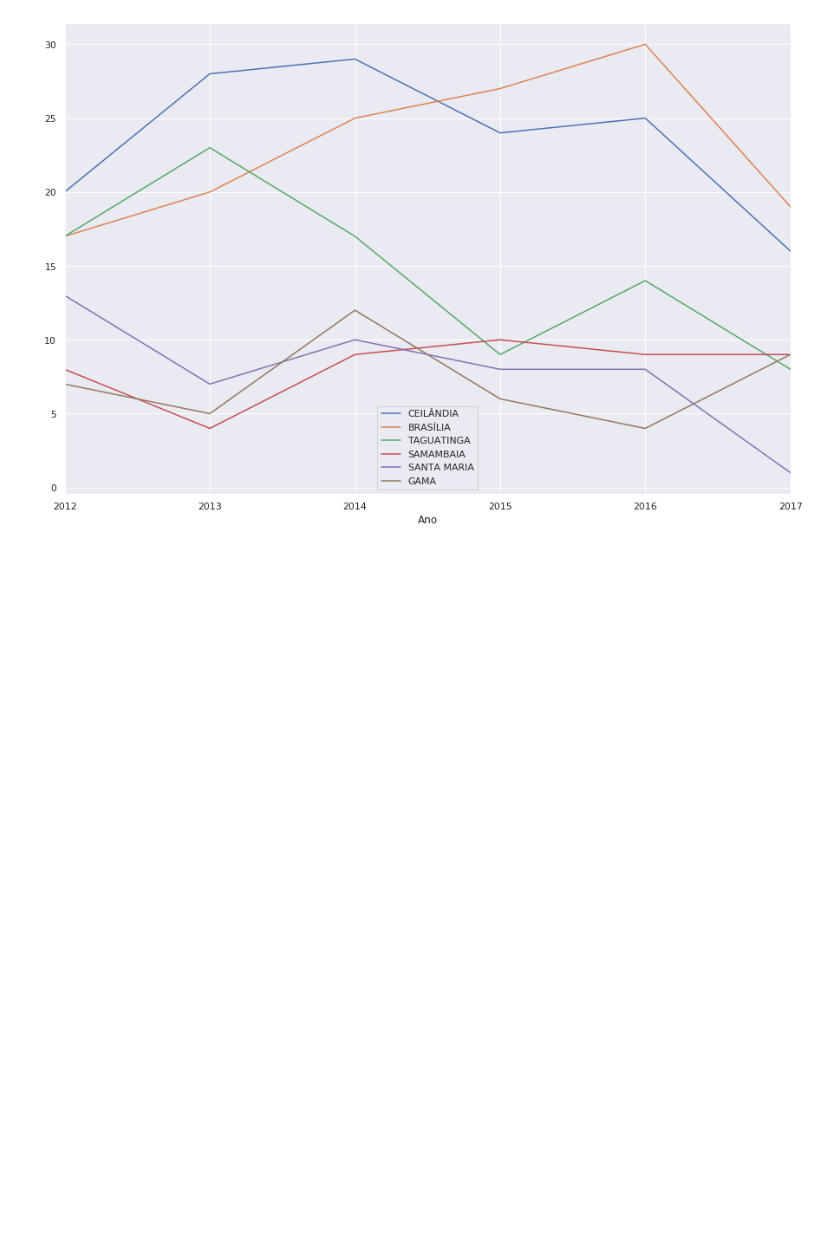
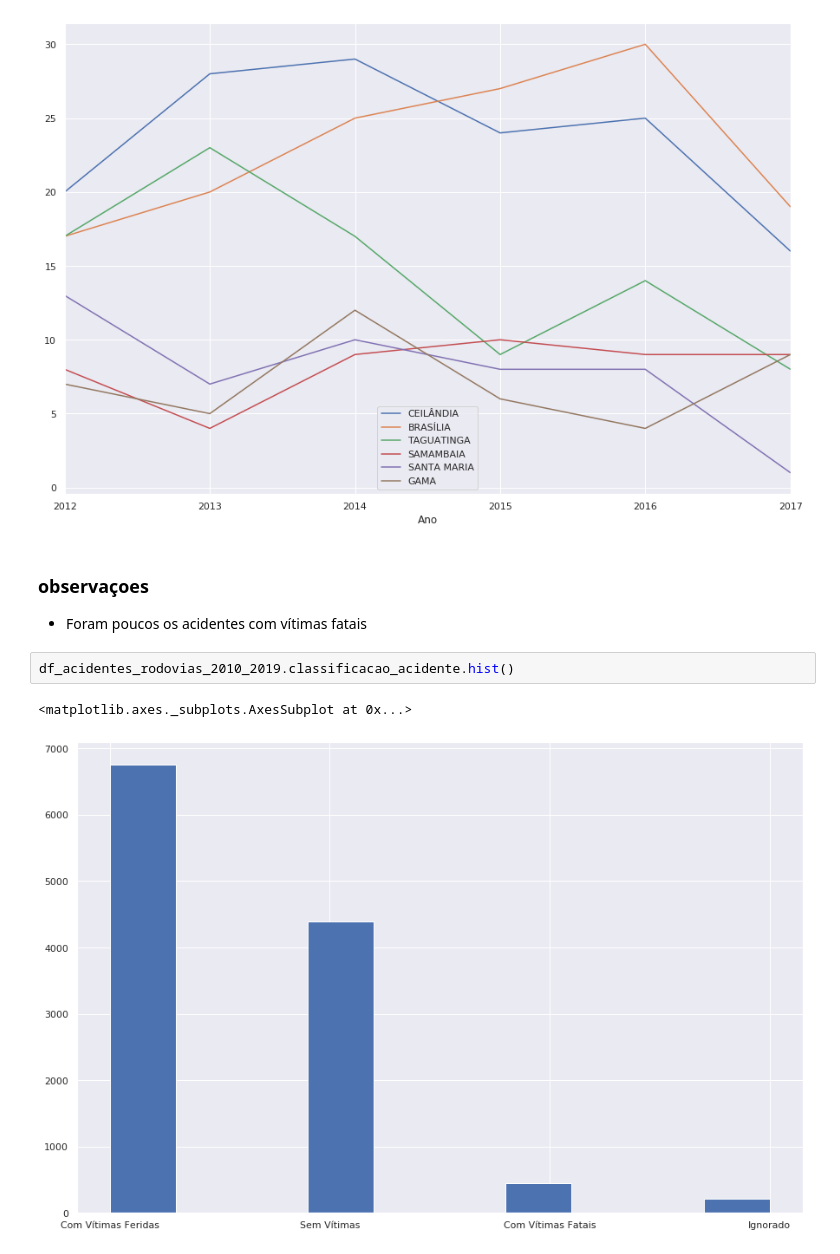
Before and after one commit to IagoCarvalho/tcc_scripts, a Jupyter notebook: QP01-Analysis.ipynb, the cells around one changed output. Saved outputs shown, nothing was run; the diff lists cells and outputs as text; blank space fills up the shorter version.

```diff
--- a/QP01-Analysis.ipynb
+++ b/QP01-Analysis.ipynb
@@ -156,3 +214,11 @@ for cidade in cidades_com_mais_acidentes:
     leg = plt.legend()
 # %% [output]
 [figure]
+# %% [markdown]
+### observaçoes
+* Foram poucos os acidentes com vítimas fatais
+# %%
+df_acidentes_rodovias_2010_2019.classificacao_acidente.hist()
+# %% [output]
+<matplotlib.axes._subplots.AxesSubplot at 0x...>
+[figure, added]
```
Also changed, not shown: parts of 20 cells of this notebook.
